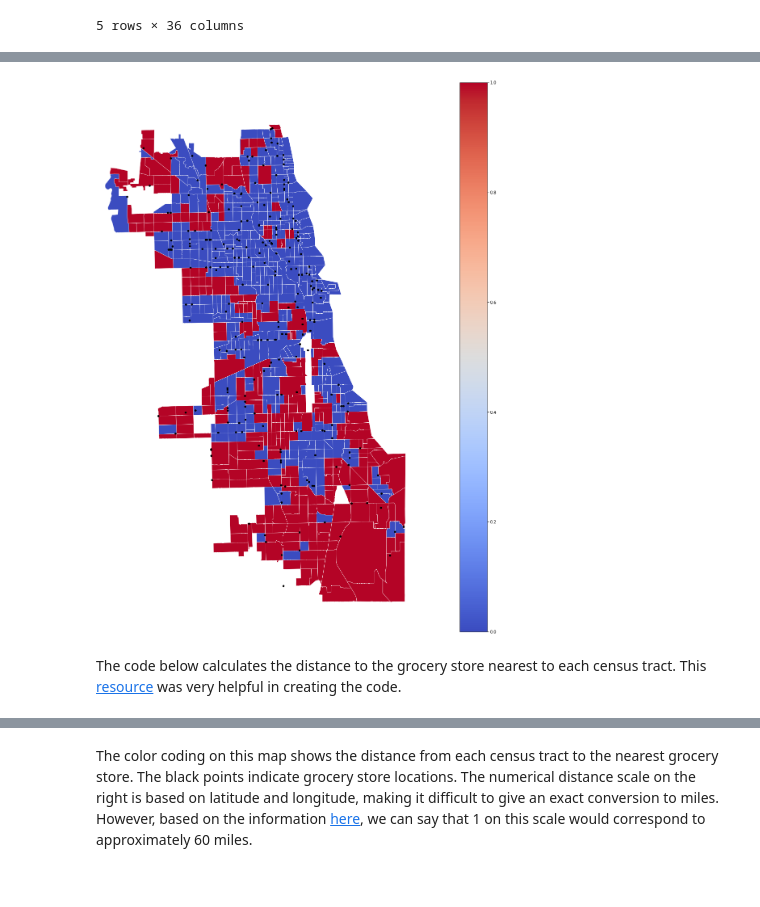
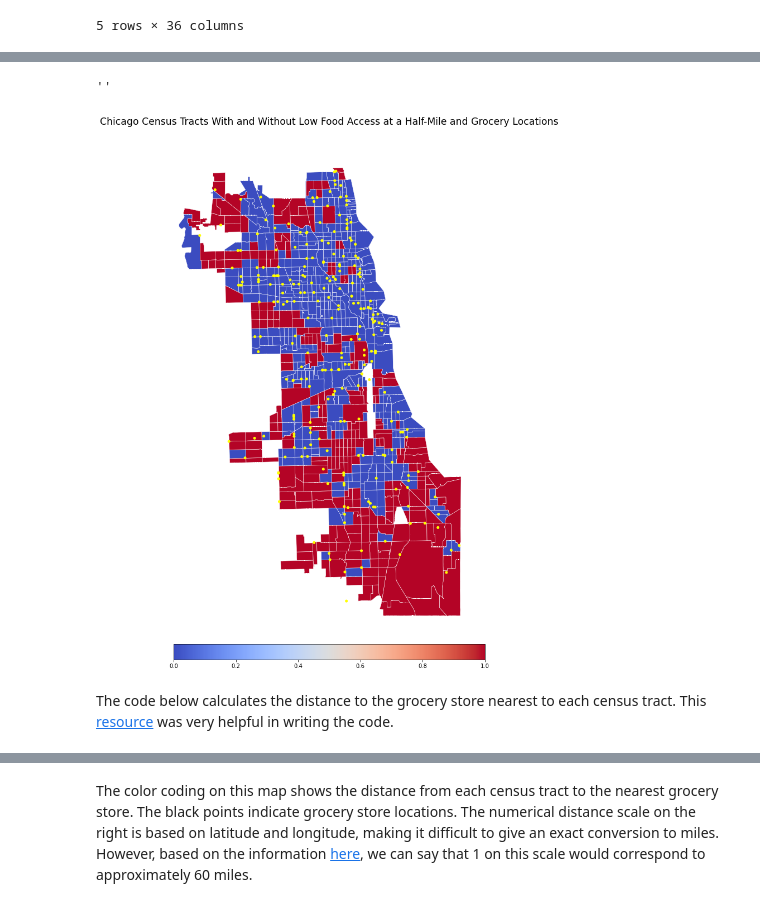
Before and after one commit to kathysimon99/food_deserts_chicago, a Jupyter notebook: create_visuals_geopandas.ipynb, the cells around one changed output, grey strips where cells are left out. Cells and saved outputs as stored; diff of their text form; code cells hidden in the pictures.

Commit message:
added and edited remaining geopandas maps

```diff
--- a/create_visuals_geopandas.ipynb
+++ b/create_visuals_geopandas.ipynb
@@ -28,6 +29,8 @@ warnings.filterwarnings("ignore","GeoSeries.isna", UserWarning)
 # %%
 census = gpd.read_file('./data/census_tract_2010_cook_county/tl_2010_17031_tract10.shp')
 grocery = pd.read_csv('./data/Grocery_Store_Status.csv')
+food_obesity = pd.read_csv('./data/food_obesity.csv')
+food_diabetes = pd.read_csv('./data/food_diabetes.csv')
 census.head(3)
 # %% [output]
 |  | STATEFP10 | COUNTYFP10 | TRACTCE10 | GEOID10 | NAME10 | NAMELSAD10 | MTFCC10 | FUNCSTAT10 | ALAND10 | ... |
@@ -109,6 +113,7 @@ Index(['Tract', 'Pop2010', 'OHU2010', 'GroupQuartersFlag', 'NUMGQTRS',
        'Community Area', 'HCSOBP_2016-2018'],
       dtype='object')
 # %%
-# convert food_data['CensusTract'] to a string so the tables can be merged
-food_data['Tract']= [str(ct_num) for ct_num in food_data['Tract']]
+# convert food_obesity['CensusTract'] to a string so the tables can be merged
+food_obesity['Tract']= [str(ct_num) for ct_num in food_obesity['Tract']]
+food_diabetes['Tract']= [str(ct_num) for ct_num in food_diabetes['Tract']]
 # %%
@@ -172,8 +144,8 @@ food_data_map.drop(columns = 'geometry').to_csv('./data/food_data_map.csv')
 # )
 # ;
 # %%
-food_data_geo = census.merge(food_data, on = 'Tract', )
-food_data_geo.head()
+food_obesity_geo = census.merge(food_obesity, on = 'Tract', )
+food_obesity_geo.head()
 # %% [output]
 |  | Tract | geometry | Pop2010 | OHU2010 | GroupQuartersFlag | NUMGQTRS | PCTGQTRS | LILATracts_1And10 | ... |
 | 0 | 17031840300 | POLYGON ((-87.68608 41.82296, -87... | 3950 | 1173 | 0 | 0.0 | 0.00 | 0 | ... |
@@ -196,23 +182,27 @@ ax = gplt.choropleth(
 # %%
 ax = gplt.choropleth(
-    food_data_geo,
+    food_obesity_geo,
     hue = 'LATracts_half',
     projection = gcrs.AlbersEqualArea(),
-    figsize = (25,25),
-    legend = True,
+    legend=True,
+    legend_kwargs={'orientation': 'horizontal', 'shrink': .5, 'pad': 0},
+    figsize = (20,20),
     cmap = 'coolwarm',linewidth = 0.5, edgecolor = 'white'
-
 )
 
 gplt.pointplot(
-    grocery_geo, # includes more data then on food data; need to merge it down.
-    color = 'black',
+    grocery_geo, # includes more data than on food data; need to merge it down.
+    color = 'yellow',
     ax = ax,
     s = 4,
-    zorder = 2,
-);
+    zorder = 2
+)
+
+ax.set_title('Chicago Census Tracts With and Without Low Food Access at a Half-Mile and Grocery Locations', fontsize='xx-large')
+;
 # %% [output]
+''
-[figure, old version]
+[figure, new version]
 # %% [markdown]
-The code below calculates the distance to the grocery store nearest to each census tract. This [resource](https://stackoverflow.com/questions/30740046/calculate-distance-to-nearest-feature-with-geopandas) was very helpful in creating the code.
+The code below calculates the distance to the grocery store nearest to each census tract. This [resource](https://stackoverflow.com/questions/30740046/calculate-distance-to-nearest-feature-with-geopandas) was very helpful in writing the code.
 # %%
```
Also changed, not shown: parts of 30 cells of this notebook, 1 other file.
